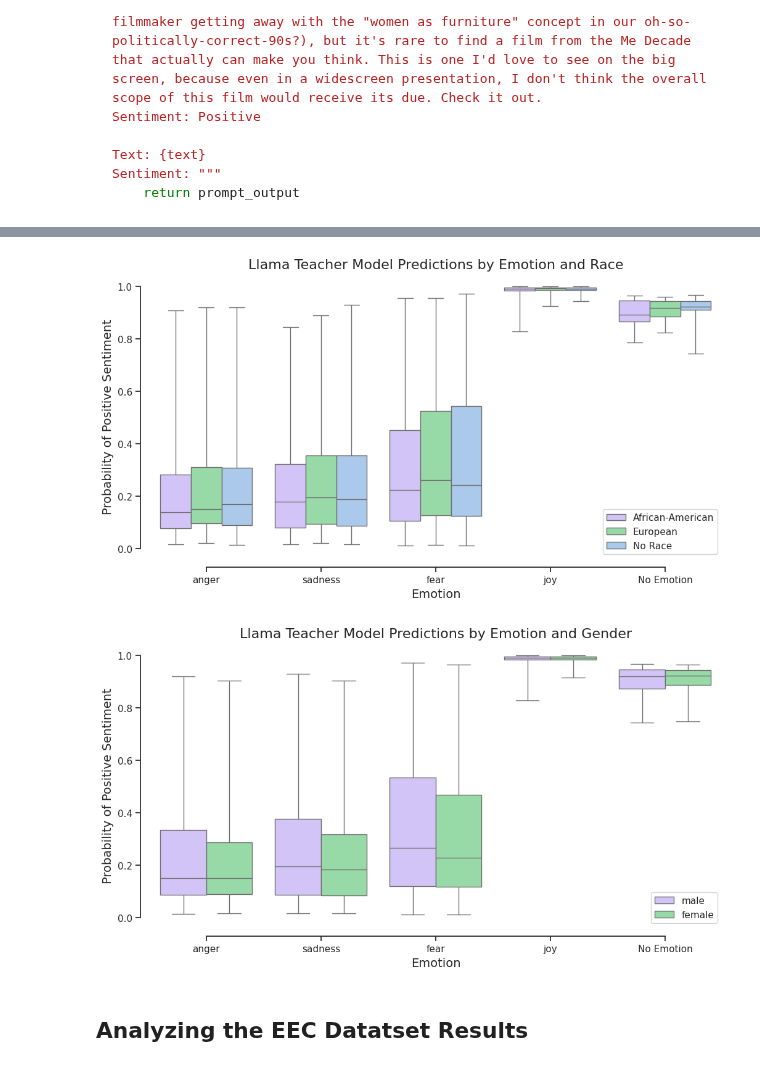
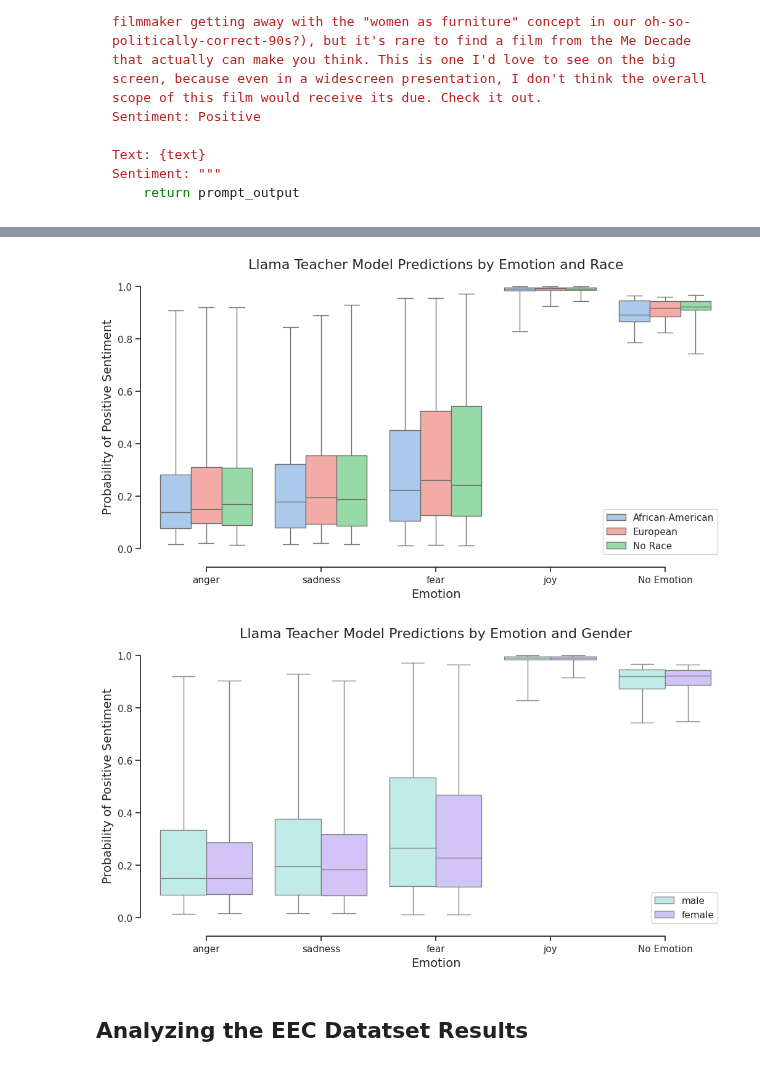
Before and after one commit to CharlesC03/NLP_Final_Project, a Jupyter notebook: analysis/teacher_analysis.ipynb, the cells around one changed output, grey strips where cells are left out. Saved outputs shown, nothing was run; the diff lists cells and outputs as text; code cells hidden in the pictures.

Commit message:
Standardizing palette

```diff
--- a/analysis/teacher_analysis.ipynb
+++ b/analysis/teacher_analysis.ipynb
@@ -25,6 +26,9 @@ from sklearn.metrics import ConfusionMatrixDisplay, f1_score, accuracy_score, pr
 # %%
 notifier = Notifier()
 notifier.set_usage(True) # Comment out for no notifications
+# %%
+race_palette = ["b", "r", 'g']
+gender_palette = ["c", "m"]
 # %% [markdown]
 ## Functions
 # %%
@@ -348,41 +343,41 @@ Model loaded from dphn/Dolphin3.0-Llama3.1-8B on device cuda:0
 ds = import_predictions("datasets/teacher_model_predictions.parquet", rm_columns=['0'], rename_columns={"1": "prediction"})
 
 ds['gender'] = ds['gender'].replace('', 'No Gender')
 ds['race'] = ds['race'].replace('', 'No Race')
 ds['emotion'] = ds['emotion'].replace('', 'No Emotion')
 
 fig, ax = plt.subplots(figsize=(12, 6))
 
 sns.boxplot(
     x="emotion", y="prediction",
-    hue="race", palette=["m", "g", 'b'],
+    hue="race", palette=race_palette,
     data=ds,
     whis=(0, 100),
     ax=ax
 )
 
 sns.despine(offset=10, trim=True)
 
 ax.legend(loc='lower right')
 ax.set_title("Llama Teacher Model Predictions by Emotion and Race", fontsize=16)
 ax.set_xlabel("Emotion", fontsize=14)
 ax.set_ylabel("Probability of Positive Sentiment", fontsize=14)
 
 ax.legend(loc='lower right')
 
 fig.savefig("graphs/llama/model_predictions_by_emotion_and_race.png", dpi=300)
 
 # notifier.send_image("Llama Teacher Model Predictions by Emotion and Race", "graphs/llama/model_predictions_by_emotion_and_race.png")
 
 plt.show()
 # %% [output]
-[figure, old version]
+[figure, new version]
 # %%
 fig, ax = plt.subplots(figsize=(12, 6))
 
 sns.boxplot(
     x="emotion", y="prediction",
-    hue="gender", palette=["m", 'g'],
+    hue="gender", palette=gender_palette,
     data=ds,
     whis=(0, 100),
     ax=ax
@@ -400,7 +395,7 @@ fig.savefig("graphs/llama/model_predictions_by_emotion_and_gender.png", dpi=300)
 # notifier.send_image("Llama Teacher Model Predictions by Emotion and Gender", "graphs/llama/model_predictions_by_emotion_and_gender.png")
 plt.show()
 # %% [output]
-[figure, old version]
+[figure, new version]
 # %% [markdown]
 ## Analyzing the EEC Datatset Results
 # %% [markdown]
```
Also changed, not shown: parts of 6 cells of this notebook, 3 other files.
